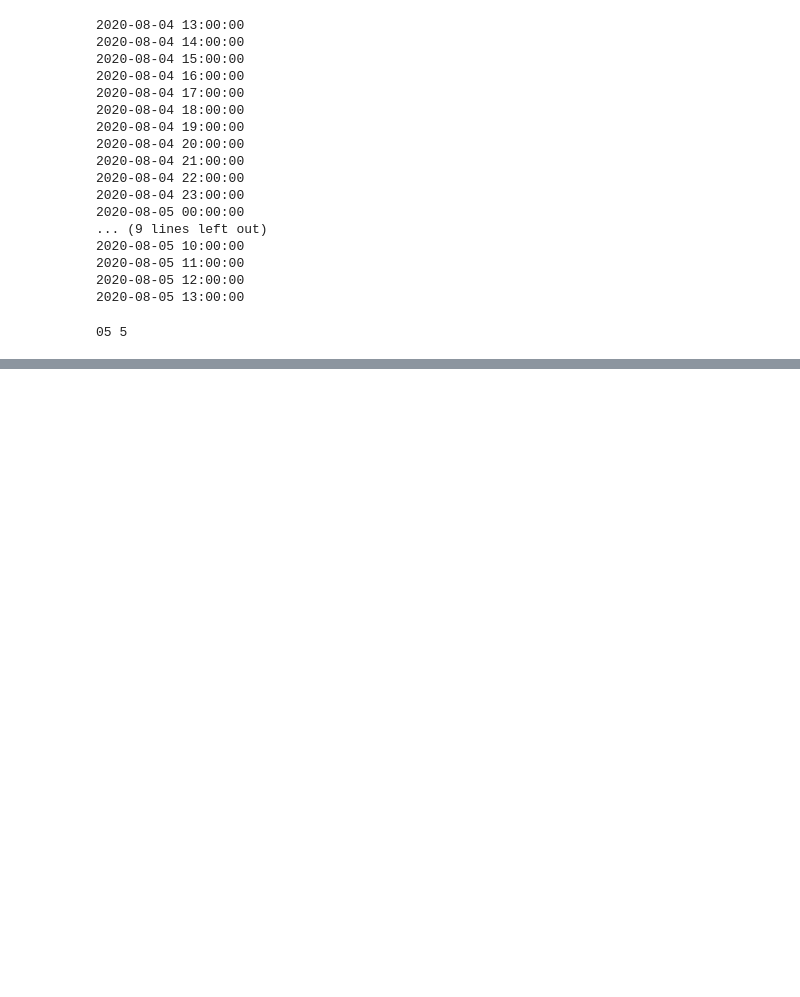
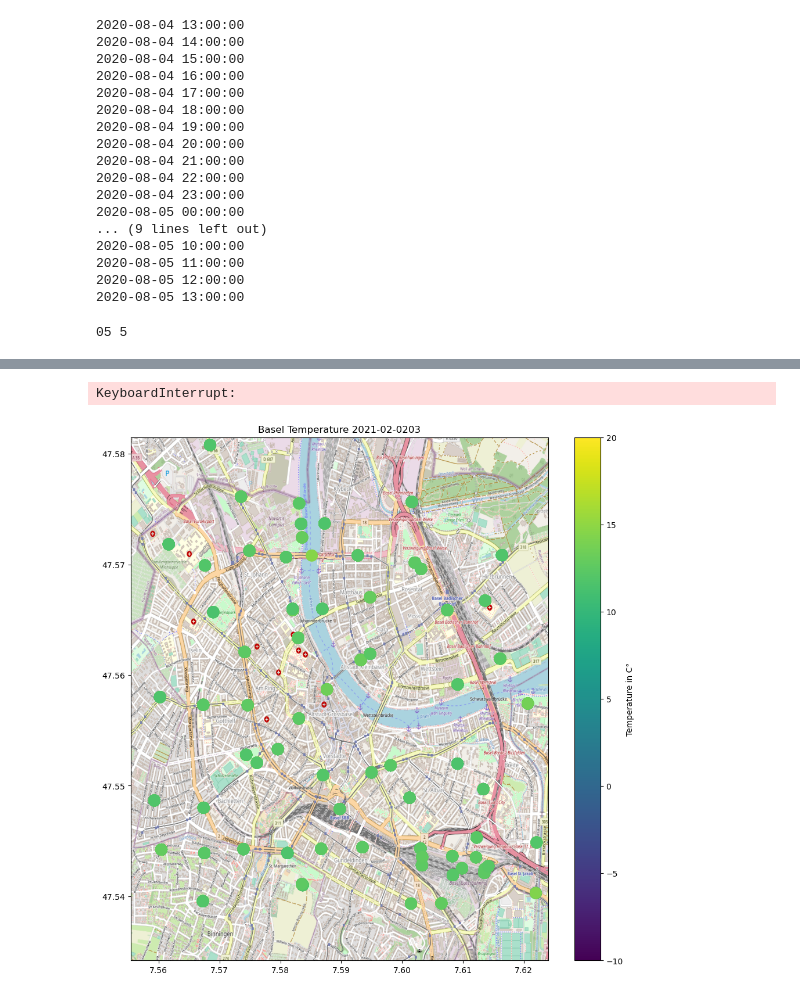
Before and after one commit to Laellekoenig/smrt, a Jupyter notebook: Test_Ph.ipynb, the cells around one changed output, grey strips where cells are left out. Saved outputs shown, nothing was run; the diff lists cells and outputs as text; code cells hidden in the pictures; blank space fills up the shorter version.

```diff
--- a/Test_Ph.ipynb
+++ b/Test_Ph.ipynb
@@ -140,7 +144,7 @@ ani = 0
 # %%
 BBox = (df.Längengrad.min(), df.Längengrad.max(),df.Breitengrad.min(), df.Breitengrad.max())
 x = datetime.datetime(2020, 8, 4, 0)
-for i in range(0, 180):
+for i in range(0, 10):
     date = x.strftime("%Y-%m-%d")
     hour = x.strftime("%H")
     #print(x2)
@@ -205,0 +247,6 @@ test.head()
+# %%
+import imageio
+images = []
+for i in range(0,10):
+    images.append(imageio.imread("test_images/img" + str(i) + ".png"))
+imageio.mimsave("test_images/movie2.gif", images, 'GIF', fps=5)
@@ -205,0 +255,32 @@ test.head()
+# %%
+basel = plt.imread("maps/basel_square.png")
+BBox = (7.5554,7.6240,47.5342,47.5815)
+x = datetime.datetime(2021, 2, 1, 0)
+
+for i in range(0, 240):
+    date = x.strftime("%Y-%m-%d")
+    hour = x.strftime("%H")
+    a = df[df["Datum"] == date]
+    #b = a[a["Stunde"] == int(hour)]
+    x = x + datetime.timedelta(hours=3)
+    #print(x2)
+    a.groupby('Station-ID', as_index=False)['Lufttemperatur'].mean()
+
+    lats = a.Breitengrad
+    longs = a.Längengrad
+    temp = a.Lufttemperatur
+
+    plt.figure(figsize=(11.6, 11.93), dpi=100)
+    plt.scatter(longs, lats, marker="o", zorder=1, c=temp, s=200)
+    plt.title("Basel Temperature " + date + hour)
+    plt.clim(-10, 20)
+    plt.colorbar(label="Temperature in C°")
+    plt.xlim(BBox[0], BBox[1])
+    plt.ylim(BBox[2], BBox[3])
+    plt.imshow(basel, zorder=0, extent=BBox, aspect="auto")
+    img_name = "test_images/febh_img" + str(i) + ".png"
+    plt.savefig(img_name)
+    plt.close()
+# %% [output]
+KeyboardInterrupt:
+[figure, added]
```
Also changed, not shown: parts of 18 cells of this notebook.
